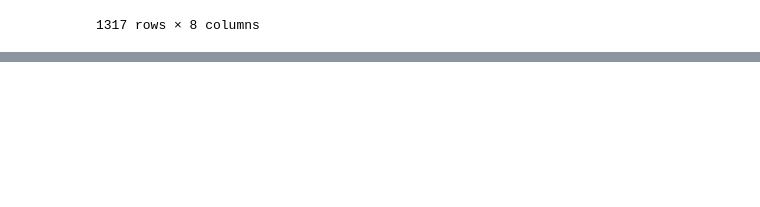
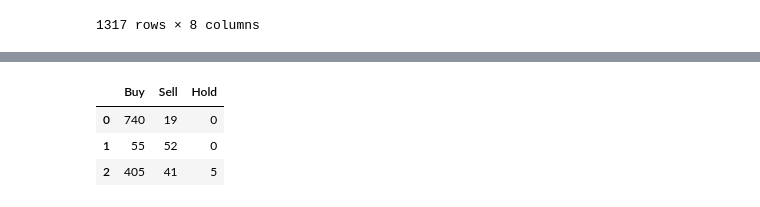
Before and after one commit to WillHolbrook/FYPCodeRepo, a Jupyter notebook: resources/evaluate_buy_sell_hold.ipynb, the cells around one changed output, grey strips where cells are left out. Cells and saved outputs as stored; diff of their text form; code cells hidden in the pictures; blank space fills up the shorter version.

```diff
--- a/resources/evaluate_buy_sell_hold.ipynb
+++ b/resources/evaluate_buy_sell_hold.ipynb
@@ -140,0 +163,15 @@ with pd.ExcelWriter("FileInformationOut.xlsx") as writer:
+# %%
+buy_sell_hold_map_rev = {
+  0 : "Buy",
+  1 : "Sell",
+  2 : "Hold",
+}
+
+confusion_mat = pd.DataFrame(confusion_matrix(merged_reports["buy_sell_hold_gold_int"] ,merged_reports["buy_sell_hold_int"]))
+confusion_mat = confusion_mat.rename(columns=buy_sell_hold_map_rev)
+confusion_mat
+# %% [output]
+|  | Buy | Sell | Hold |
+| 0 | 740 | 19 | 0 |
+| 1 | 55 | 52 | 0 |
+| 2 | 405 | 41 | 5 |
```
Also changed, not shown: parts of 5 cells of this notebook, 1 other file.
